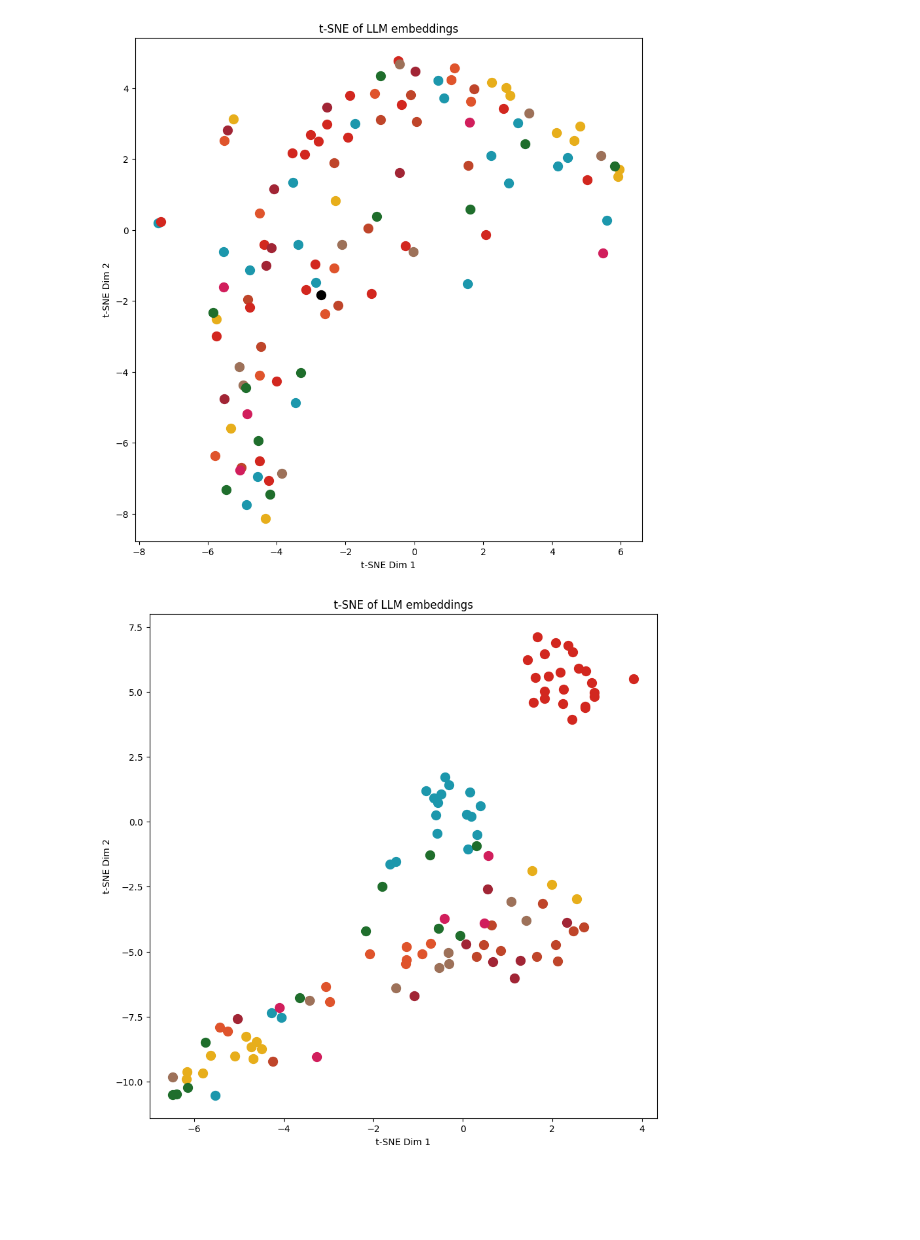
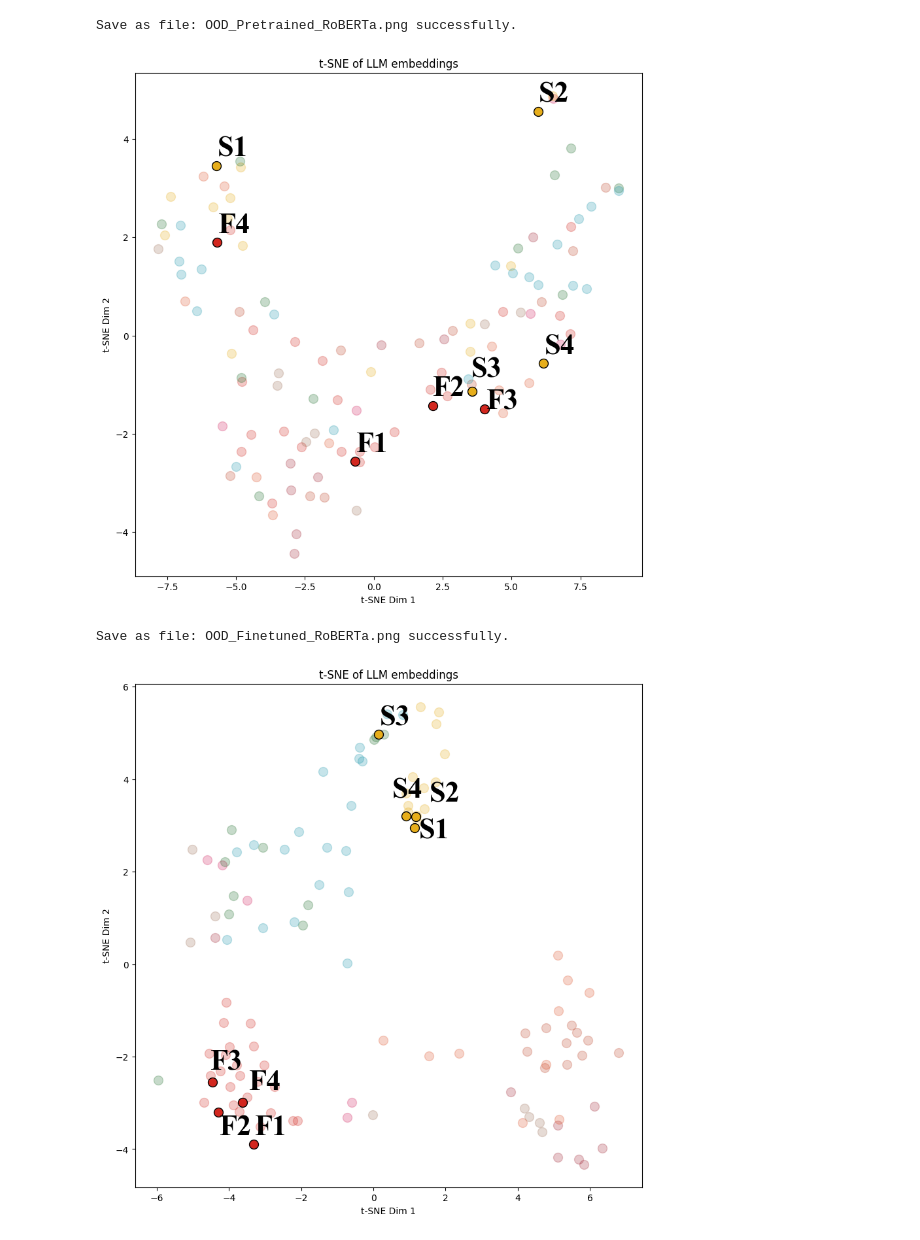
Before and after one commit to b05611038/sensory-cokge, a Jupyter notebook: Notebook_OOD_visualization.ipynb, the cells around one changed output. Drawn from its saved outputs; the diff is of its cells as text; code cells hidden in the pictures; blank space fills up the shorter version.

```diff
--- a/Notebook_OOD_visualization.ipynb
+++ b/Notebook_OOD_visualization.ipynb
@@ -344,0 +244,18 @@ if bart_embeddings['finetuned'] is not None:
+# %%
+folder_name = './outputs'
+bert_files = {'pretrained': 'pretrained-BERT_embeddings.pkl',
+              'finetuned': 'finetuned-BERT-N20kE3_embeddings.pkl'}
+roberta_files = {'pretrained': 'pretrained-RoBERTa_embeddings.pkl',
+                 'finetuned': 'finetuned-RoBERTa-N100kE1_embeddings.pkl'}
+
+model_folder = 'finetuned_models'
+finetuned_models = {'BERT': 'finetuned-bert-base-uncased-N20kE3',
+                    'RoBERTa': 'finetuned-roberta-base-N100kE1'}
+
+finetuned_models = concat_folder(finetuned_models, model_folder)
+
+bert_files = concat_folder(bert_files, folder_name)
+roberta_files = concat_folder(roberta_files, folder_name)
+
+ID_bert_embeddings = load_embeddings(bert_files)
+ID_roberta_embeddings = load_embeddings(roberta_files)
@@ -356,21 +338,26 @@ if bert_embeddings['pretrained'] is not None:
 # %%
 # use in journal
-# pretained BERT
-if bert_embeddings['pretrained'] is not None:
-    plot_relative_embeddings(bert_embeddings['pretrained'],
-                             'relative_encoder_embedding',
-                             colored_descriptions,
-                             description_colors)
+# pretained RoBERTa
+plot_relative_embeddings(ID_roberta_embeddings['pretrained'],
+                         OOD_roberta_embeddings['pretrained'],
+                         'relative_encoder_embedding',
+                         colored_descriptions,
+                         description_colors,
+                         switched_text = switched_text,
+                         filename = 'OOD_Pretrained_RoBERTa')
 # %% [output]
+Save as file: OOD_Pretrained_RoBERTa.png successfully.
-[figure, old version]
+[figure, new version]
 # %%
 # use in journal
-# finetuned BERT (no OOD)
-if bert_embeddings['finetuned'] is not None:
-    plot_relative_embeddings(bert_embeddings['finetuned'],
-                             'relative_encoder_embedding',
-                             colored_descriptions,
-                             description_colors,
-                             plot_OOD = False)
+# finetuned RoBERTa
+plot_relative_embeddings(ID_roberta_embeddings['finetuned'],
+                         OOD_roberta_embeddings['finetuned'],
+                         'relative_encoder_embedding',
+                         colored_descriptions,
+                         description_colors,
+                         switched_text = switched_text,
+                         filename = 'OOD_Finetuned_RoBERTa')
 # %% [output]
+Save as file: OOD_Finetuned_RoBERTa.png successfully.
-[figure, old version]
+[figure, new version]
```
Also changed, not shown: parts of 26 cells of this notebook, 3 other files.
